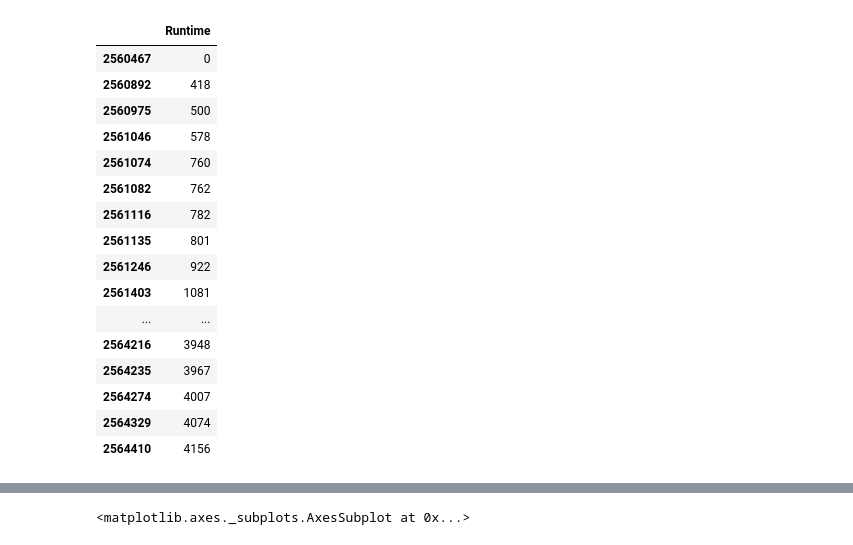
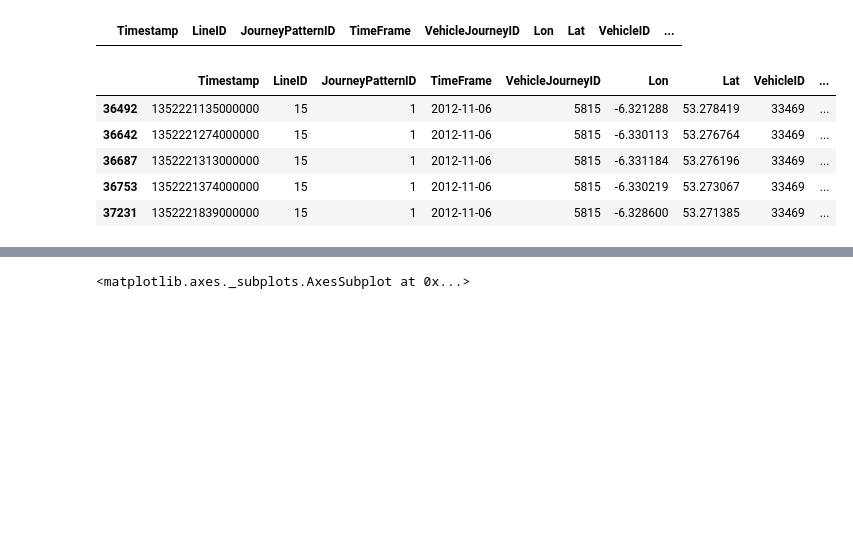
Before and after one commit to brokenloop/Research_practicum_2017, a Jupyter notebook: Data Analysis/Daniel/Data Cleaning 2.ipynb, the cells around one changed output, grey strips where cells are left out. Cells and saved outputs as stored; diff of their text form; code cells hidden in the pictures; blank space fills up the shorter version.

```diff
--- a/Data Analysis/Daniel/Data Cleaning 2.ipynb
+++ b/Data Analysis/Daniel/Data Cleaning 2.ipynb
@@ -206,21 +217,0 @@ df.tail()
-# %%
-journey = df[df.JourneyGroup == "2013-01-315002"]
-times = journey[['Runtime']]
-# %% [output]
-|  | Runtime |
-| 2560467 | 0 |
-| 2560892 | 418 |
-| 2560975 | 500 |
-| 2561046 | 578 |
-| 2561074 | 760 |
-| 2561082 | 762 |
-| 2561116 | 782 |
-| 2561135 | 801 |
-| 2561246 | 922 |
-| 2561403 | 1081 |
-| ... | ... |
-| 2564216 | 3948 |
-| 2564235 | 3967 |
-| 2564274 | 4007 |
-| 2564329 | 4074 |
-| 2564410 | 4156 |
@@ -226,0 +228,5 @@ times = journey[['Runtime']]
+# %%
+negs = df[(df.Runtime < 0)]
+negs.head(100)
+# %% [output]
+|  | Timestamp | LineID | JourneyPatternID | TimeFrame | VehicleJourneyID | Lon | Lat | VehicleID | ... |
@@ -226,0 +240,16 @@ times = journey[['Runtime']]
+# %%
+journey = df[df.JourneyGroup == "2012-11-065815"]
+times = journey[['HumanTime', 'Runtime']]
+
+# middle = journey[(journey.Runtime < 10000) & (times.Runtime > -1000)]
+
+# middle
+
+journey.tail()
+# %% [output]
+|  | Timestamp | LineID | JourneyPatternID | TimeFrame | VehicleJourneyID | Lon | Lat | VehicleID | ... |
+| 36492 | 1352221135000000 | 15 | 1 | 2012-11-06 | 5815 | -6.321288 | 53.278419 | 33469 | ... |
+| 36642 | 1352221274000000 | 15 | 1 | 2012-11-06 | 5815 | -6.330113 | 53.276764 | 33469 | ... |
+| 36687 | 1352221313000000 | 15 | 1 | 2012-11-06 | 5815 | -6.331184 | 53.276196 | 33469 | ... |
+| 36753 | 1352221374000000 | 15 | 1 | 2012-11-06 | 5815 | -6.330219 | 53.273067 | 33469 | ... |
+| 37231 | 1352221839000000 | 15 | 1 | 2012-11-06 | 5815 | -6.328600 | 53.271385 | 33469 | ... |
```
Also changed, not shown: parts of 12 cells of this notebook, 6 other files.
